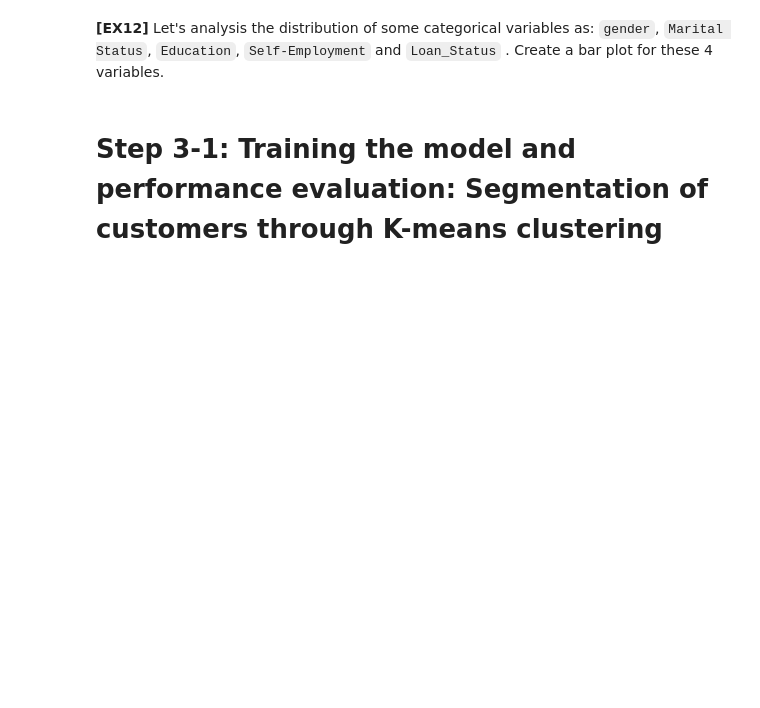
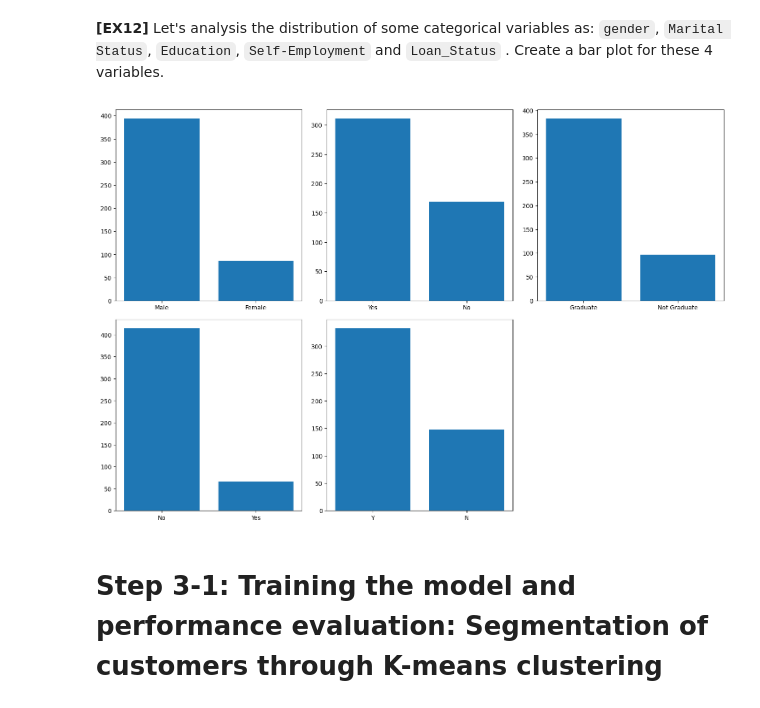
Before and after one commit to LucaFranceschi01/ML_Final_Project, a Jupyter notebook: Project_students/P5_students.ipynb, the cells around one changed output. Cells and saved outputs as stored; diff of their text form; code cells hidden in the pictures; blank space fills up the shorter version.

```diff
--- a/Project_students/P5_students.ipynb
+++ b/Project_students/P5_students.ipynb
@@ -292,6 +380,24 @@ ax.view_init(elev=45, azim=180)
 # %% [markdown]
 **[EX12]** Let's analysis the distribution of some categorical variables as: `gender`, `Marital Status`, `Education`, `Self-Employment` and `Loan_Status`
 . Create a bar plot for these 4 variables.
+# %%
+gender = customer_dt["Gender"].value_counts()
+married = customer_dt["Married"].value_counts()
+education = customer_dt["Education"].value_counts()
+self_employed = customer_dt["Self_Employed"].value_counts()
+loan_status = customer_dt["Loan_Status"].value_counts()
+
+fig, axs = plt.subplots(2, 3, sharex=False, sharey=False, figsize=(15, 10))
+fig.delaxes(axs[1, 2])
+fig.tight_layout()
+
+variables = [gender, married, education, self_employed, loan_status]
+
+for i in range(0, len(variables)):
+    ax=axs[int(i/3)][i%3]
+    ax.bar(variables[i].index, variables[i].values)
+# %% [output]
+[figure, added]
 # %% [markdown]
 # Step 3-1: Training the model and performance evaluation: Segmentation of customers through K-means clustering
 # %% [markdown]
```
Also changed, not shown: parts of 15 cells of this notebook.
